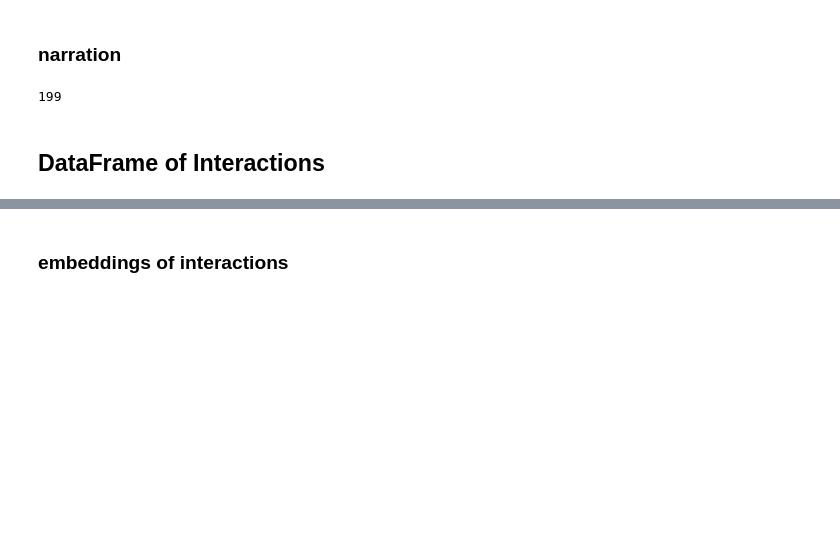
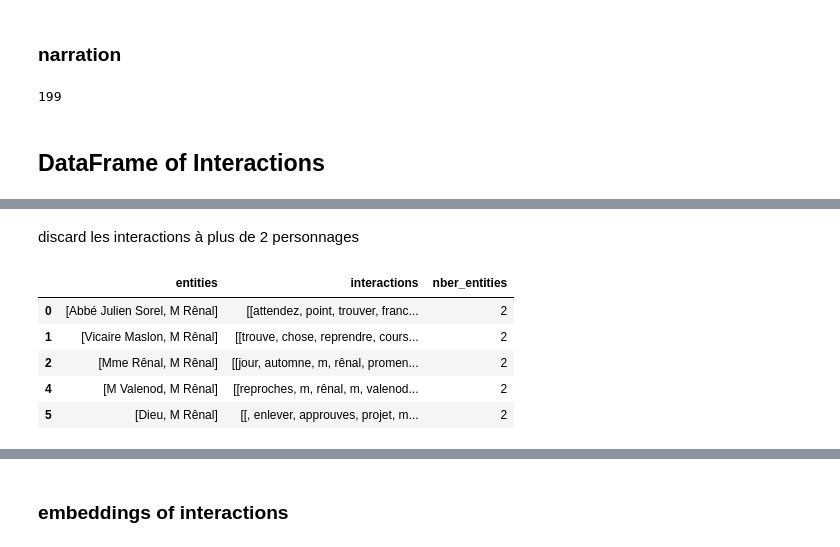
Before and after one commit to EloDoyard/sentiment-evolution-in-characters-network, a Jupyter notebook: scripts/interactions.ipynb, the cells around one changed output, grey strips where cells are left out. Saved outputs shown, nothing was run; the diff lists cells and outputs as text; code cells hidden in the pictures; blank space fills up the shorter version.

```diff
--- a/scripts/interactions.ipynb
+++ b/scripts/interactions.ipynb
@@ -104,3 +106,16 @@ interactions_df.head()
+# %% [markdown]
+discard les interactions à plus de 2 personnages
+# %%
+interactions_df['nber_entities'] = interactions_df.entities.apply(lambda x : len(x))
+interactions_df= interactions_df[interactions_df['nber_entities'] == 2]
+interactions_df.head()
+# %% [output]
+|  | entities | interactions | nber_entities |
+| 0 | [Abbé Julien Sorel, M Rênal] | [[attendez, point, trouver, franc... | 2 |
+| 1 | [Vicaire Maslon, M Rênal] | [[trouve, chose, reprendre, cours... | 2 |
+| 2 | [Mme Rênal, M Rênal] | [[jour, automne, m, rênal, promen... | 2 |
+| 4 | [M Valenod, M Rênal] | [[reproches, m, rênal, m, valenod... | 2 |
+| 5 | [Dieu, M Rênal] | [[, enlever, approuves, projet, m... | 2 |
 # %%
 interactions_df['nber_interactions']= interactions_df.interactions.apply(lambda x : len(x))
 interactions_df.head()
```
Also changed, not shown: parts of 30 cells of this notebook, 3 other files.
